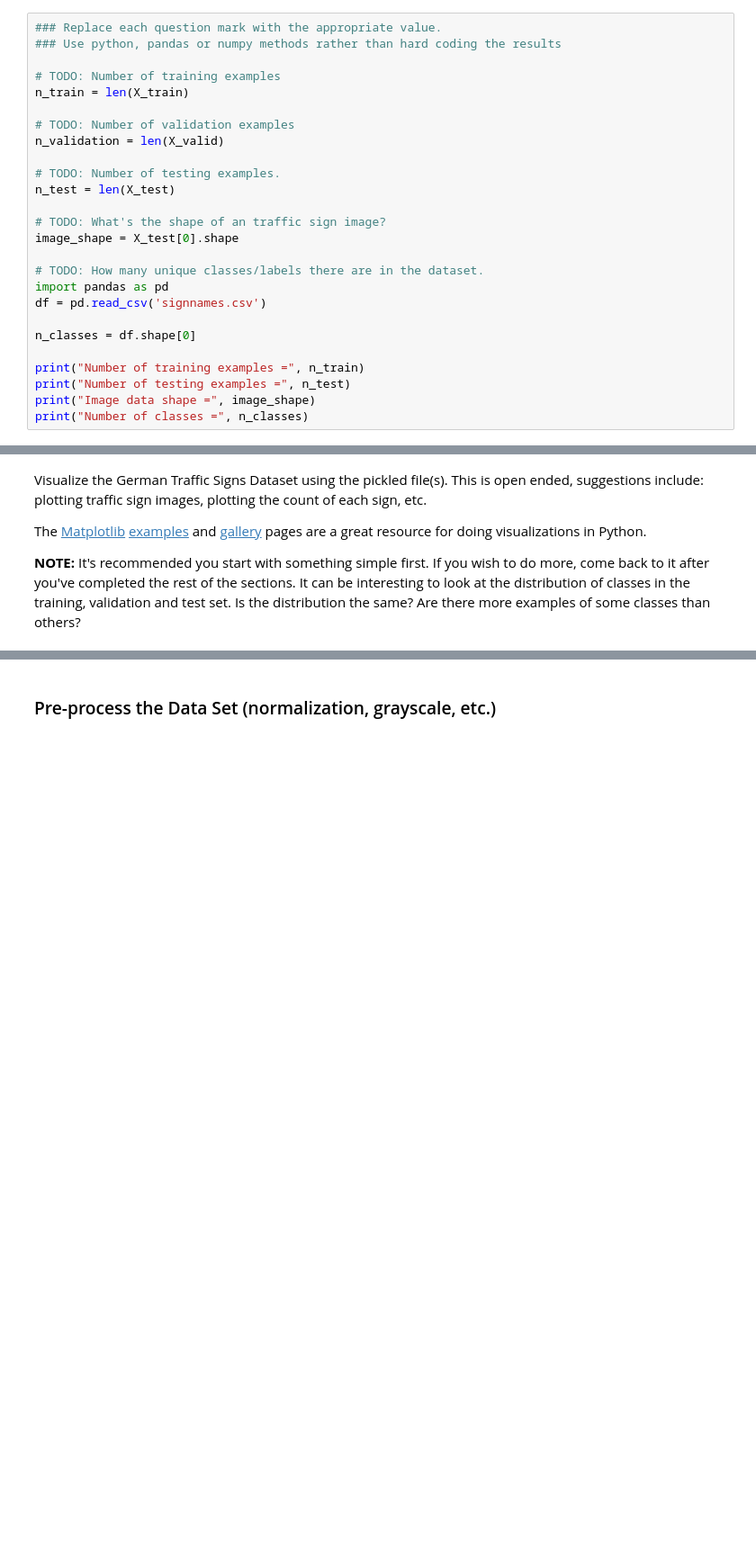
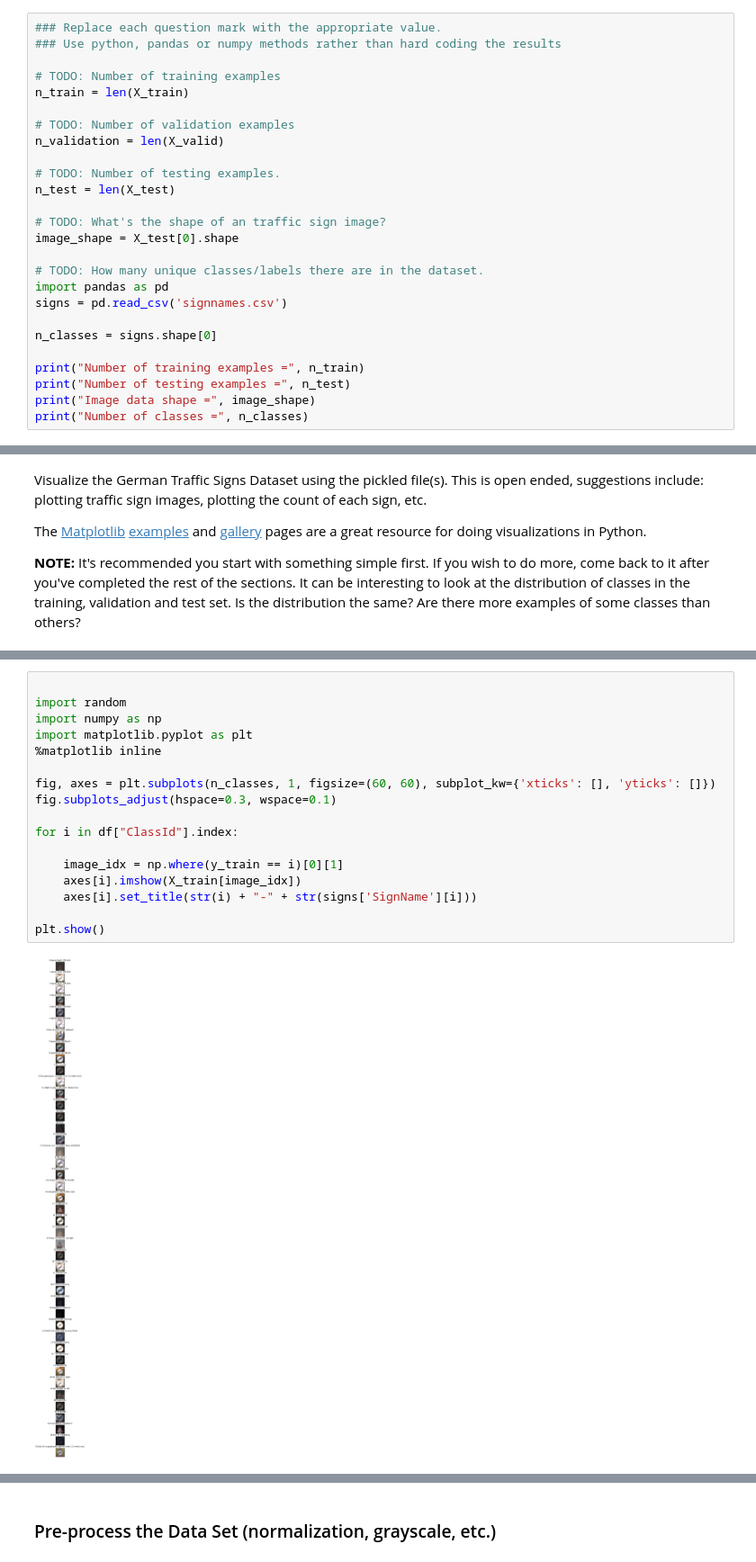
Before and after one commit to arrawatia/CarND-Traffic-Sign-Classifier-Project, a Jupyter notebook: Traffic_Sign_Classifier.ipynb, the cells around one changed output, grey strips where cells are left out. Shown at 90% size. Saved outputs shown, nothing was run; the diff lists cells and outputs as text; blank space fills up the shorter version.

```diff
--- a/Traffic_Sign_Classifier.ipynb
+++ b/Traffic_Sign_Classifier.ipynb
@@ -72,9 +72,9 @@ image_shape = X_test[0].shape
 
 # TODO: How many unique classes/labels there are in the dataset.
 import pandas as pd
-df = pd.read_csv('signnames.csv')
+signs = pd.read_csv('signnames.csv')
 
-n_classes = df.shape[0]
+n_classes = signs.shape[0]
 
 print("Number of training examples =", n_train)
 print("Number of testing examples =", n_test)
@@ -112,3 +116,22 @@ print(y_train[index])
+# %%
+
+import random
+import numpy as np
+import matplotlib.pyplot as plt
+%matplotlib inline
+
+fig, axes = plt.subplots(n_classes, 1, figsize=(60, 60), subplot_kw={'xticks': [], 'yticks': []})
+fig.subplots_adjust(hspace=0.3, wspace=0.1)
+
+for i in df["ClassId"].index:
+
+    image_idx = np.where(y_train == i)[0][1]
+    axes[i].imshow(X_train[image_idx])
+    axes[i].set_title(str(i) + "-" + str(signs['SignName'][i]))
+
+plt.show()
+# %% [output]
+[figure, added]
 # %% [markdown]
 ----
 
```
Also changed, not shown: parts of 15 cells of this notebook.
